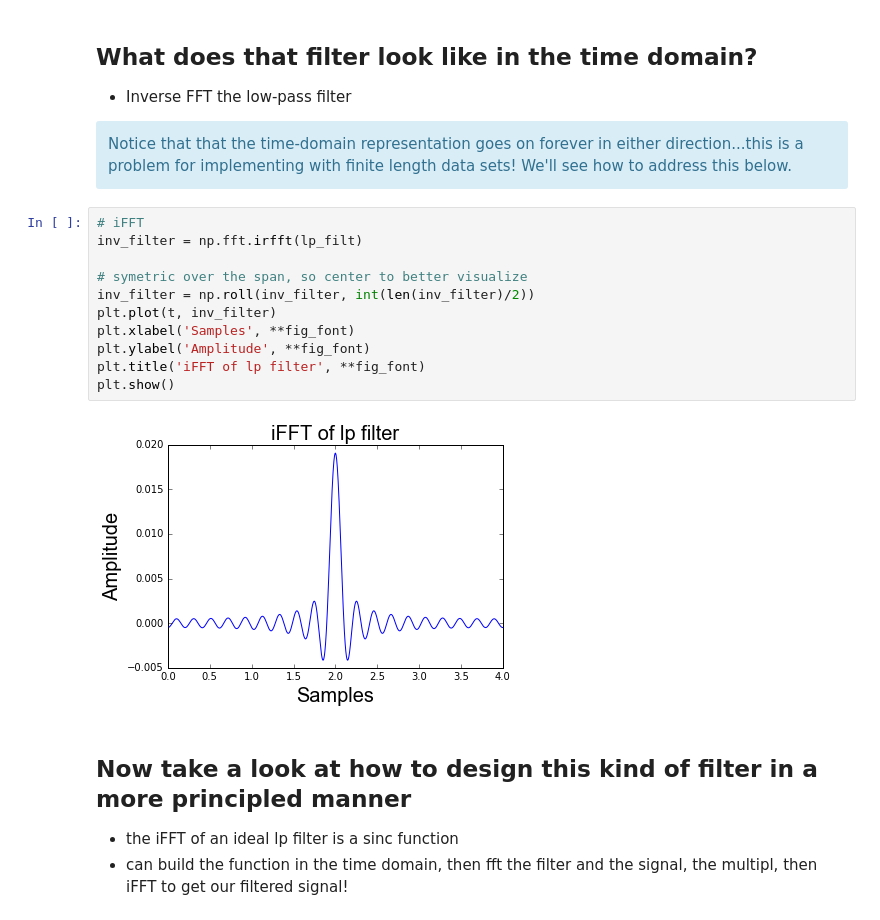
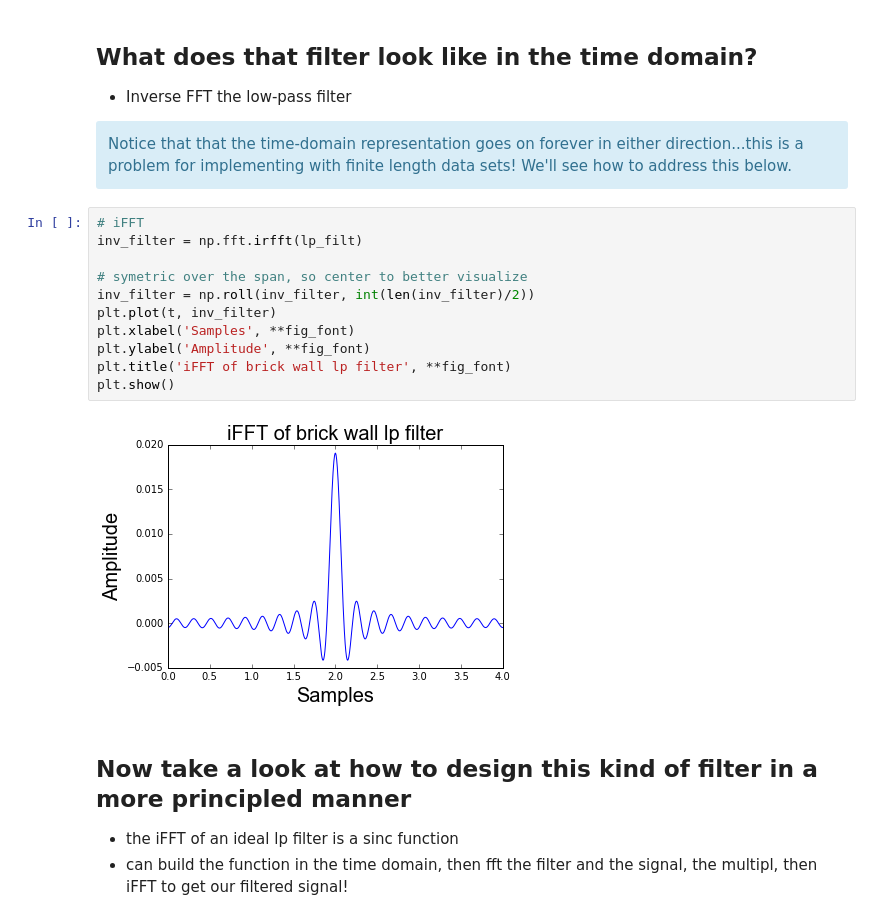
Before and after one commit to TimCSheehan/dev, a Jupyter notebook: Tutorial_060_Filtering_TimeSeries.ipynb, the cells around one changed output. Cells and saved outputs as stored; diff of their text form.

Commit message:
Update filtering

```diff
--- a/Tutorial_060_Filtering_TimeSeries.ipynb
+++ b/Tutorial_060_Filtering_TimeSeries.ipynb
@@ -172,16 +207,16 @@ Notice that that the time-domain representation goes on forever in either direct
 # %%
 # iFFT
 inv_filter = np.fft.irfft(lp_filt)
 
 # symetric over the span, so center to better visualize
 inv_filter = np.roll(inv_filter, int(len(inv_filter)/2))
 plt.plot(t, inv_filter)
 plt.xlabel('Samples', **fig_font)
 plt.ylabel('Amplitude', **fig_font)
-plt.title('iFFT of lp filter', **fig_font)
+plt.title('iFFT of brick wall lp filter', **fig_font)
 plt.show()
 # %% [output]
-[figure, old version]
+[figure, new version]
 # %% [markdown]
 ## Now take a look at how to design this kind of filter in a more principled manner
 * the iFFT of an ideal lp filter is a sinc function
```
Also changed, not shown: parts of 5 cells of this notebook.
